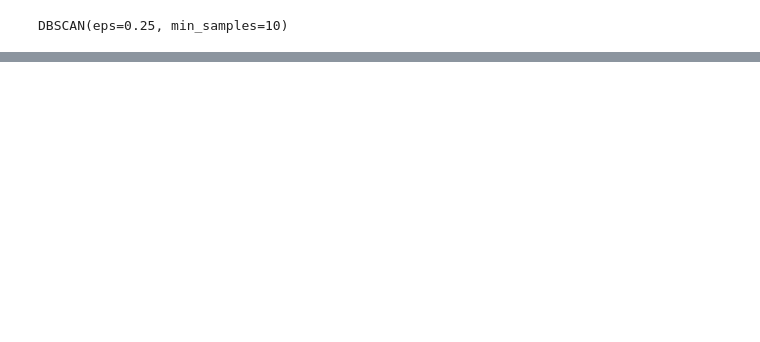
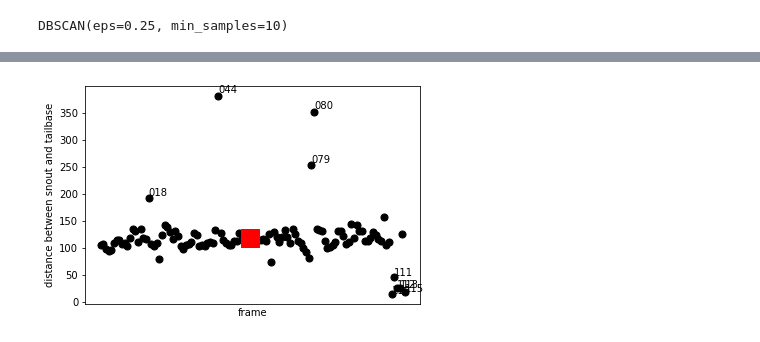
Before and after one commit to clara-rossignol/Bachelor-Project, a Jupyter notebook: clustering-finding-outliers.ipynb, the cells around one changed output, grey strips where cells are left out. Cells and saved outputs as stored; diff of their text form; code cells hidden in the pictures; blank space fills up the shorter version.

```diff
--- a/clustering-finding-outliers.ipynb
+++ b/clustering-finding-outliers.ipynb
@@ -191,0 +257,17 @@ plt.show()
+# %%
+from FunctionsLib import distance_keypoints,clean_dataset
+
+df = pd.read_hdf(r'openfield-Pranav-2018-08-20\labeled-data\m1s1\CollectedData_Pranav.h5')
+dist = distance_keypoints(df,'snout','tailbase')
+
+# check if there are any NaN values
+nan_rows = df[df.isna().any(axis=1)]
+#print(nan_rows)
+
+data = pd.DataFrame(data=dist, index=df.index, columns=None)
+data = clean_dataset(data)
+data.columns = ['distance snout-tailbase']
+data.head()
+data.describe()
+#print(data)
+#df.plot()
@@ -191,0 +284,17 @@ plt.show()
+# %%
+plt.scatter(data.index, data, s = 50, c = 'black')
+plt.scatter(56, 118.28695027, s=300, c='r', marker='s')
+
+for row in data.iterrows():
+    if float(row[1]) > 160 or float(row[1]) < 50: #kind of a random treshold based on the data, need to find better
+        string = "".join(re.findall(r'\d',row[0]))
+        id = string[3:]
+        plt.text(row[0], row[1]*(1.015), str(id))
+
+plt.tick_params(axis='x',which='both',bottom=False,top=False,labelbottom=False)
+plt.ylabel('distance between snout and tailbase')
+plt.xlabel('frame')
+
+plt.show()
+# %% [output]
+[figure, added]
```
Also changed, not shown: parts of 37 cells of this notebook, 3 other files.
